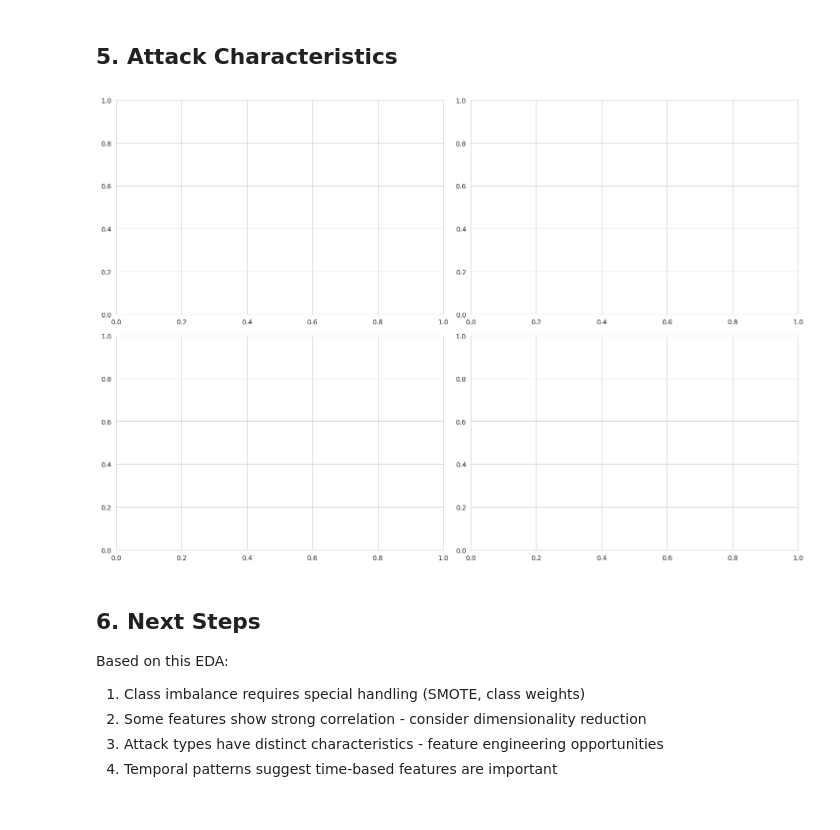
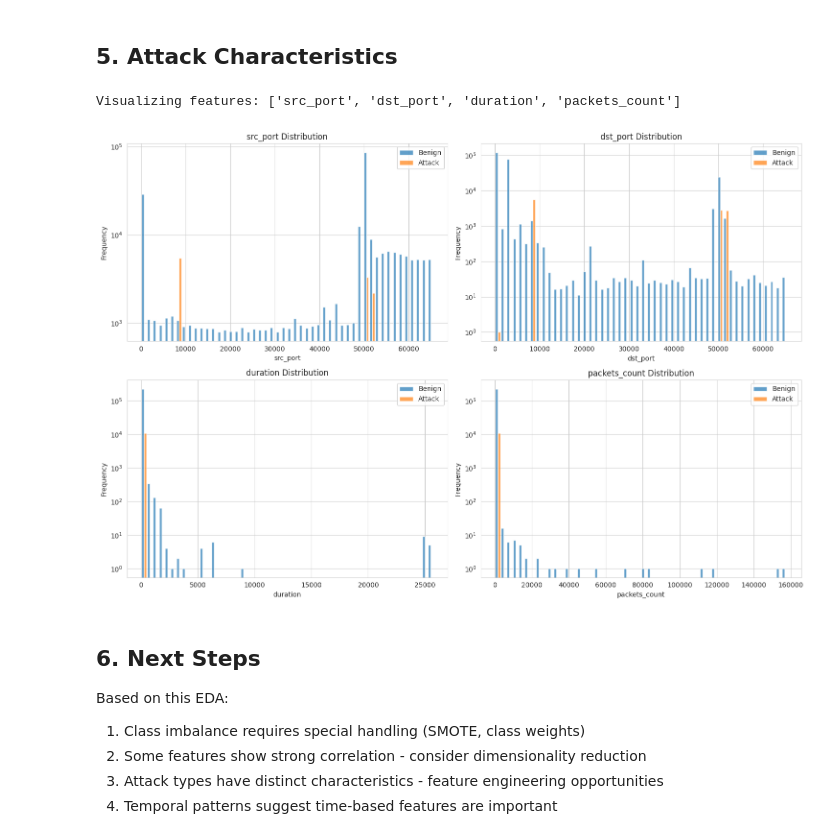
Before and after one commit to matthewweaver/nidstream, a Jupyter notebook: notebooks/01_eda.ipynb, the cells around one changed output. Drawn from its saved outputs; the diff is of its cells as text; code cells hidden in the pictures; blank space fills up the shorter version.

Commit message:
Expanded sample data; feature engineering; trained dummy models

```diff
--- a/notebooks/01_eda.ipynb
+++ b/notebooks/01_eda.ipynb
@@ -34,7 +34,7 @@ from pathlib import Path
 
 project_root = Path().resolve()
 
-data_path = project_root / 'data' / 'raw' / 'friday_02_03_2018_combined_HEAD.csv'
+data_path = project_root / 'data' / 'raw' / 'friday_02_03_2018_combined_sample.csv'
 
 df = pd.read_csv(data_path)
 
@@ -154,32 +154,35 @@ Using 8 features for correlation analysis
 # %%
 # Compare benign vs attack flows
 df['is_attack'] = (df['label'] != 'Benign').astype(int)
 
+# Use actual numeric columns from the dataset (first 4 for visualization)
+numeric_features = [c for c in numeric_cols[:4]]
+
+print(f"Visualizing features: {numeric_features}")
+
 fig, axes = plt.subplots(2, 2, figsize=(15, 10))
+axes = axes.flatten()
 
-features_to_plot = [
-    ('Flow Duration', axes[0, 0]),
-    ('Tot Fwd Pkts', axes[0, 1]),
-    ('Flow Byts/s', axes[1, 0]),
-    ('Flow Pkts/s', axes[1, 1])
-]
-
-for feature, ax in features_to_plot:
+for idx, feature in enumerate(numeric_features):
     if feature in df.columns:
         benign = df[df['is_attack'] == 0][feature].dropna()
         attack = df[df['is_attack'] == 1][feature].dropna()
 
-        ax.hist([benign, attack], label=['Benign', 'Attack'], bins=50, alpha=0.7)
-        ax.set_xlabel(feature)
-        ax.set_ylabel('Frequency')
-        ax.set_title(f'{feature} Distribution')
-        ax.legend()
-        ax.set_yscale('log')
+        axes[idx].hist([benign, attack], label=['Benign', 'Attack'], bins=50, alpha=0.7)
+        axes[idx].set_xlabel(feature)
+        axes[idx].set_ylabel('Frequency')
+        axes[idx].set_title(f'{feature} Distribution')
+        axes[idx].legend()
+        try:
+            axes[idx].set_yscale('log')
+        except:
+            pass  # Skip log scale if it causes issues
 
 plt.tight_layout()
 plt.show()
 # %% [output]
+Visualizing features: ['src_port', 'dst_port', 'duration', 'packets_count']
-[figure, old version]
+[figure, new version]
 # %% [markdown]
 ## 6. Next Steps
 
```
Also changed, not shown: parts of 8 cells of this notebook, 4 other files.
